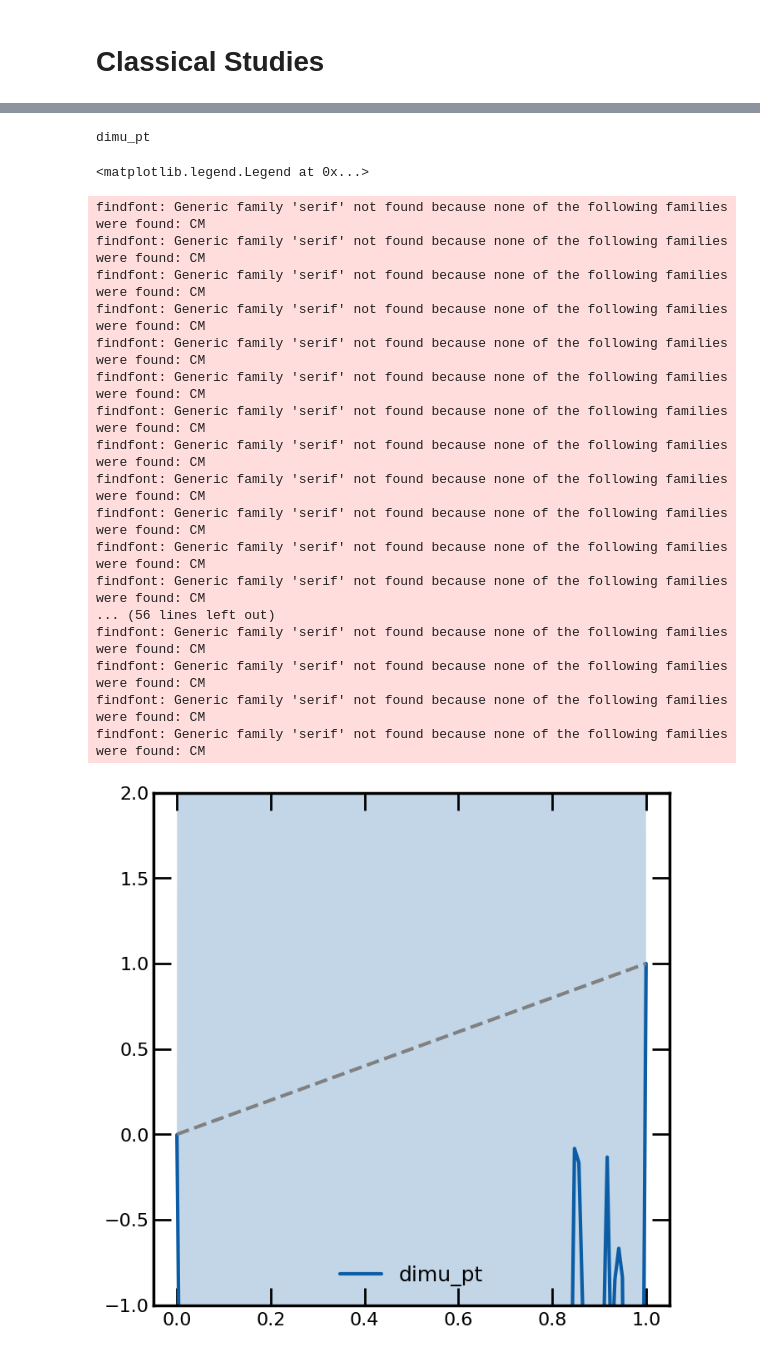
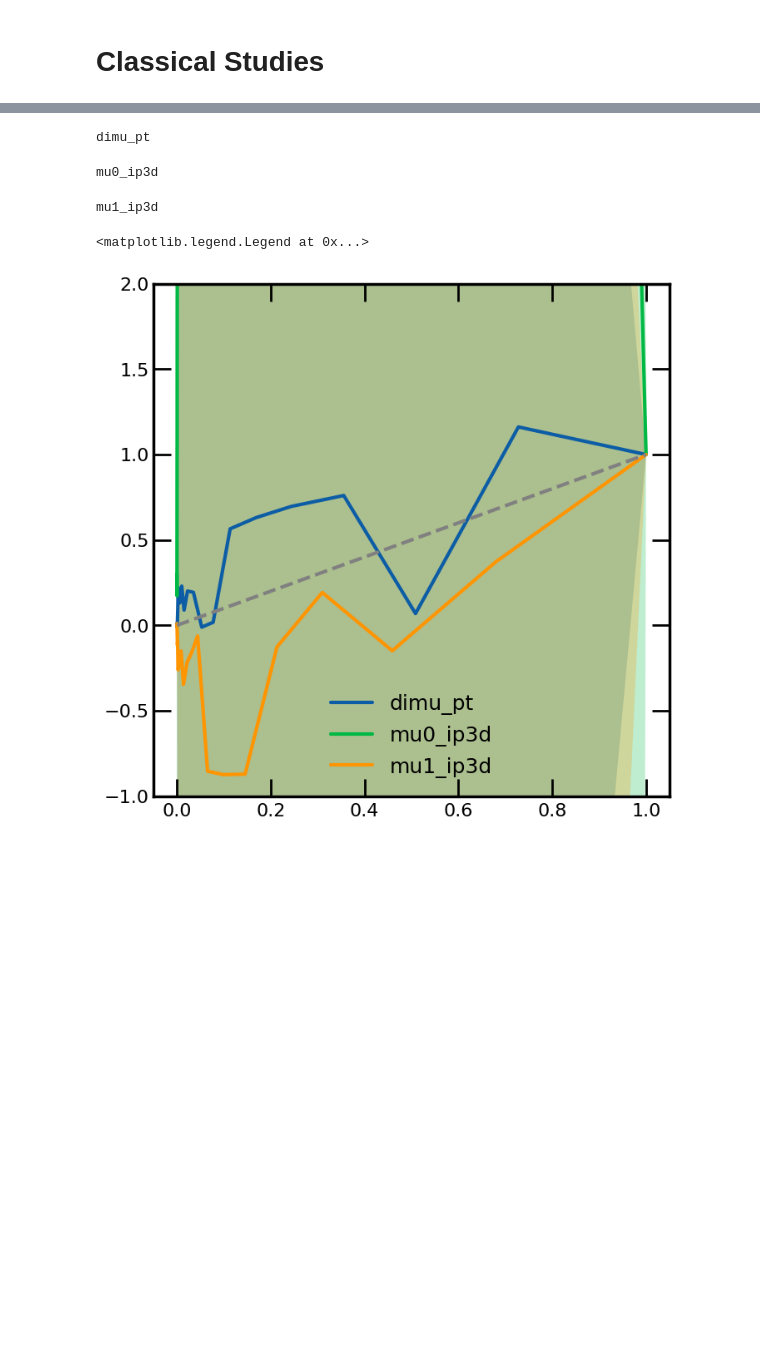
Before and after one commit to hep-lbdl/dimuonAD, a Jupyter notebook: 08a_plot_results_single_window.ipynb, the cells around one changed output, grey strips where cells are left out. Saved outputs shown, nothing was run; the diff lists cells and outputs as text; code cells hidden in the pictures; blank space fills up the shorter version.

```diff
--- a/08a_plot_results_single_window.ipynb
+++ b/08a_plot_results_single_window.ipynb
@@ -38,6 +38,10 @@ pickle_save_dir_prefix = "/global/cfs/cdirs/m3246/rmastand/dimuonAD/pickles/mix_
 train_samesign = False
 
 working_dir = f"/global/cfs/cdirs/m3246/rmastand/dimuonAD/projects/logit_08_22/"
+
+# Whether or not to force positive signal
+ONE_SIDED = False # For old results, set to False
+TWO_SIDED = True
 
 # basically hard-coded for the PRL
 num_pseudoexperiments = 50
@@ -391,6 +362,7 @@ def plot_feature_cuts(feature, fpr_thresholds, test_data_dict, mass_scalar, fit_
 
 
         # get the fit function to SB background
+        # popt, pcov, chi2, y_vals, n_dof = curve_fit_m_inv_CLASSICAL(filtered_masses, fit_type, SR_left, SR_right, plot_bins_left, plot_bins_SR, plot_bins_right, plot_centers_all)
         popt, pcov, chi2, y_vals, n_dof = curve_fit_m_inv(filtered_masses, fit_type, SR_left, SR_right, plot_bins_left, plot_bins_right, plot_centers_SB)
         #print("chi2/dof:", chi2/n_dof)
 
@@ -398,11 +370,23 @@ def plot_feature_cuts(feature, fpr_thresholds, test_data_dict, mass_scalar, fit_
         plt.plot(plot_centers_all, fit_function(plot_centers_all, *popt), lw = 2, linestyle = "dashed", color = f"C{t}")
 
         # calculate significance of bump
-        num_S_expected_in_SR, num_B_expected_in_SR = calc_significance(filtered_masses, fit_function, plot_bins_SR, plot_centers_SR, SR_left, SR_right, popt)
-        y_err = get_errors_bkg_fit_ratio(popt, pcov, plot_centers_SR, fit_type)
-        B_error = np.sqrt(np.sum(y_err**2))
-        S_over_B = num_S_expected_in_SR/num_B_expected_in_SR
-        significance = num_S_expected_in_SR/np.sqrt(num_B_expected_in_SR+B_error**2)
+                # calculate significance of bump
+        if ONE_SIDED:
+            num_S_expected_in_SR, num_B_expected_in_SR = calc_significance(filtered_masses, fit_function, plot_bins_SR, plot_centers_SR, SR_left, SR_right, popt, ONE_SIDED)
+
+
+            y_err = get_errors_bkg_fit_ratio(popt, pcov, plot_centers_SR, fit_type)
+            B_error = np.sqrt(np.sum(y_err**2))
+            S_over_B = num_S_expected_in_SR/num_B_expected_in_SR
+            significance = num_S_expected_in_SR/np.sqrt(num_B_expected_in_SR+B_error**2)
+
+
+        elif TWO_SIDED:
+            num_S_expected_in_SR, num_B_expected_in_SR, signif = calc_significance(filtered_masses, fit_function, plot_bins_SR, plot_centers_SR, SR_left, SR_right, popt, pcov = pcov, ONE_SIDED = False, TWO_SIDED = TWO_SIDED)
+            y_err = get_errors_bkg_fit_ratio(popt, pcov, plot_centers_SR, fit_type)
+            B_error = np.sqrt(np.sum(y_err**2))
+            S_over_B = num_S_expected_in_SR/num_B_expected_in_SR
+            significance = signif
 
         label_string = str(round(100*threshold, 2))+"% FPR: $S/B$: "+str(round(S_over_B,2))+", $\sigma$: "+str(round(significance,2))
 
@@ -746,49 +767,36 @@ On pseudo experiment 13...
 # %%
 
 
 
 feature_TPRs = {}
 feature_FPRs = {}
 feature_ROCs = {}
 feature_SICs = {}
+feature_SIGs = {}
 
 flip_features = [False, True, True]
-for (i, feature) in enumerate(["dimu_pt"]):
+for (i, feature) in enumerate(["dimu_pt", "mu0_ip3d", "mu1_ip3d"]):
+# for (i, feature) in enumerate(["dimu_pt"]):
     print(feature)
-    feature_TPRs[feature], feature_FPRs[feature], feature_ROCs[feature], feature_SICs[feature] = feature_cut_ROCS(feature, test_data_dict, scaler, "quintic", f"{particle_type}{train_data_id_title} ({feature} on {train_data_id_title})\n quintic", SB_left, SR_left, SR_right, SB_right, flip = flip_features[i], index = i)
+    feature_TPRs[feature], feature_FPRs[feature], feature_ROCs[feature], feature_SICs[feature], feature_SIGs[feature] = feature_cut_ROCS(feature, test_data_dict, scaler, "quintic", f"{particle_type}{train_data_id_title} ({feature} on {train_data_id_title})\n quintic", SB_left, SR_left, SR_right, SB_right, flip = flip_features[i], index = i)
     plt.plot(feature_FPRs[feature].mean(axis = 1), feature_TPRs[feature].mean(axis = 1), label = feature)
 
     # band
     feature_TPRS_mean = feature_TPRs[feature].mean(axis = 1)
     feature_TPRS_std = feature_TPRs[feature].std(axis = 1)
 
     feature_FPRS_mean = feature_FPRs[feature].mean(axis = 1)
     feature_FPRS_std = feature_FPRs[feature].std(axis = 1)
 
     plt.fill_between(feature_FPRS_mean, feature_TPRS_mean-feature_TPRS_std, feature_TPRS_mean+feature_TPRS_std, alpha = 0.25)
 
 plt.ylim(-1, 2)
 plt.plot([0, 1], [0, 1], linestyle = "--", color = "grey")
 
 plt.legend()
 # %% [output]
 dimu_pt
-<matplotlib.legend.Legend at 0x...>
+mu0_ip3d
-findfont: Generic family 'serif' not found because none of the following families were found: CM
-findfont: Generic family 'serif' not found because none of the following families were found: CM
-findfont: Generic family 'serif' not found because none of the following families were found: CM
-findfont: Generic family 'serif' not found because none of the following families were found: CM
-findfont: Generic family 'serif' not found because none of the following families were found: CM
-findfont: Generic family 'serif' not found because none of the following families were found: CM
-findfont: Generic family 'serif' not found because none of the following families were found: CM
-findfont: Generic family 'serif' not found because none of the following families were found: CM
-findfont: Generic family 'serif' not found because none of the following families were found: CM
-findfont: Generic family 'serif' not found because none of the following families were found: CM
-findfont: Generic family 'serif' not found because none of the following families were found: CM
-findfont: Generic family 'serif' not found because none of the following families were found: CM
-... (56 lines left out)
-findfont: Generic family 'serif' not found because none of the following families were found: CM
-findfont: Generic family 'serif' not found because none of the following families were found: CM
-findfont: Generic family 'serif' not found because none of the following families were found: CM
-findfont: Generic family 'serif' not found because none of the following families were found: CM
+mu1_ip3d
+<matplotlib.legend.Legend at 0x...>
-[figure, old version]
+[figure, new version]
```
Also changed, not shown: parts of 17 cells of this notebook, 2 other files.
